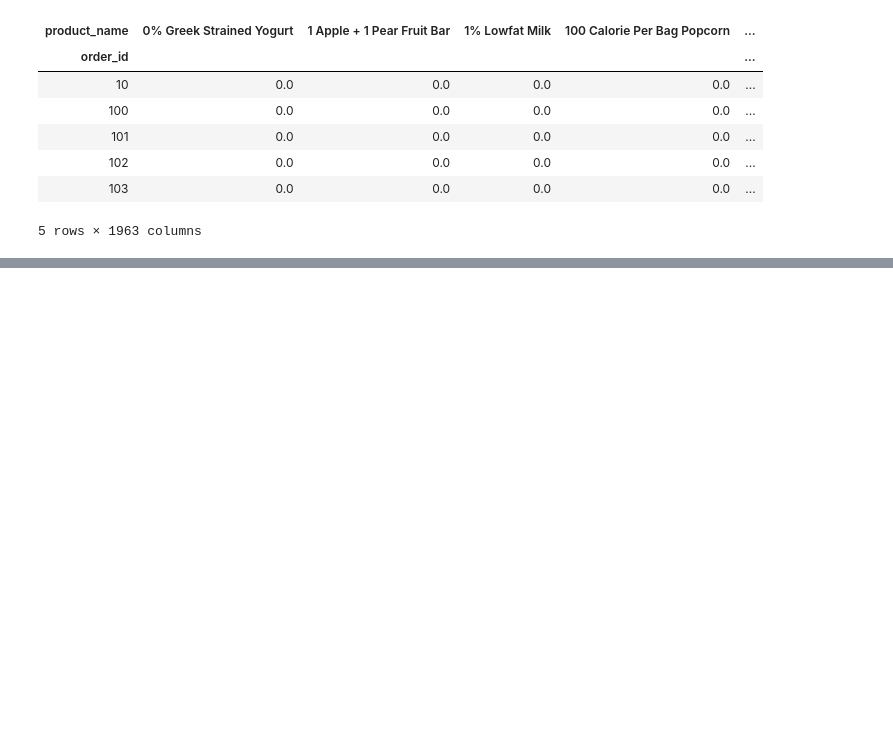
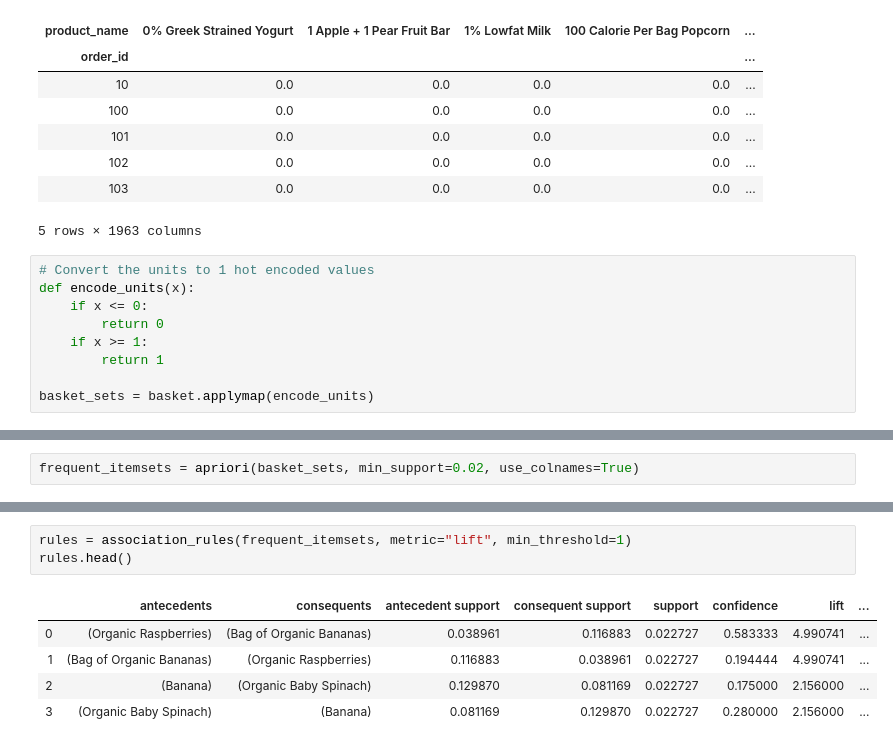
Before and after one commit to mberrien-fitzsimons/recipe_recommendation_system, a Jupyter notebook: notebooks/03_analysis/20190906-mlb-association-rule-instacart.ipynb, the cells around one changed output, grey strips where cells are left out. Saved outputs shown, nothing was run; the diff lists cells and outputs as text; blank space fills up the shorter version.

Commit message:
completed initial look into association rule based suggestions

```diff
--- a/notebooks/03_analysis/20190906-mlb-association-rule-instacart.ipynb
+++ b/notebooks/03_analysis/20190906-mlb-association-rule-instacart.ipynb
@@ -114,3 +114,12 @@ basket.head()
 | 102 | 0.0 | 0.0 | 0.0 | 0.0 | ... |
 | 103 | 0.0 | 0.0 | 0.0 | 0.0 | ... |
 5 rows × 1963 columns
+# %%
+# Convert the units to 1 hot encoded values
+def encode_units(x):
+    if x <= 0:
+        return 0
+    if x >= 1:
+        return 1
+
+basket_sets = basket.applymap(encode_units)
@@ -116,0 +137,2 @@ basket.head()
+# %%
+frequent_itemsets = apriori(basket_sets, min_support=0.02, use_colnames=True)
@@ -116,0 +148,9 @@ basket.head()
+# %%
+rules = association_rules(frequent_itemsets, metric="lift", min_threshold=1)
+rules.head()
+# %% [output]
+|  | antecedents | consequents | antecedent support | consequent support | support | confidence | lift | ... |
+| 0 | (Organic Raspberries) | (Bag of Organic Bananas) | 0.038961 | 0.116883 | 0.022727 | 0.583333 | 4.990741 | ... |
+| 1 | (Bag of Organic Bananas) | (Organic Raspberries) | 0.116883 | 0.038961 | 0.022727 | 0.194444 | 4.990741 | ... |
+| 2 | (Banana) | (Organic Baby Spinach) | 0.129870 | 0.081169 | 0.022727 | 0.175000 | 2.156000 | ... |
+| 3 | (Organic Baby Spinach) | (Banana) | 0.081169 | 0.129870 | 0.022727 | 0.280000 | 2.156000 | ... |
```
Also changed, not shown: parts of 2 cells of this notebook.
